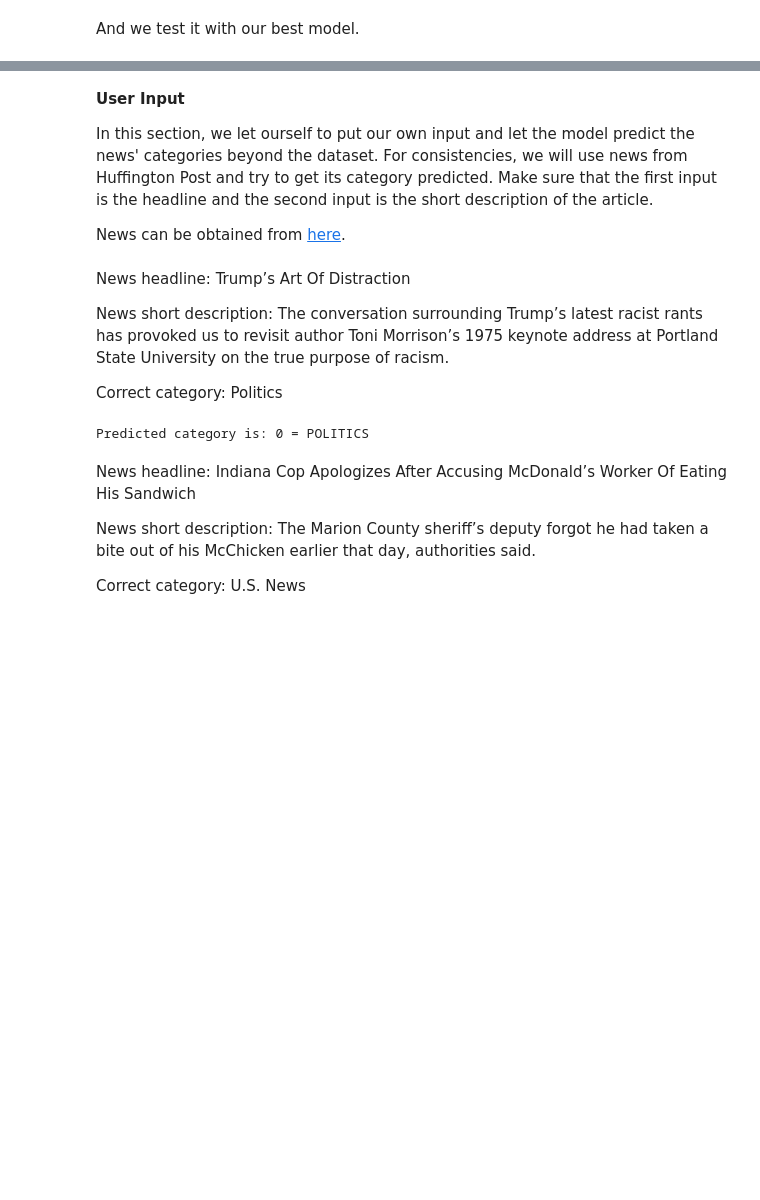
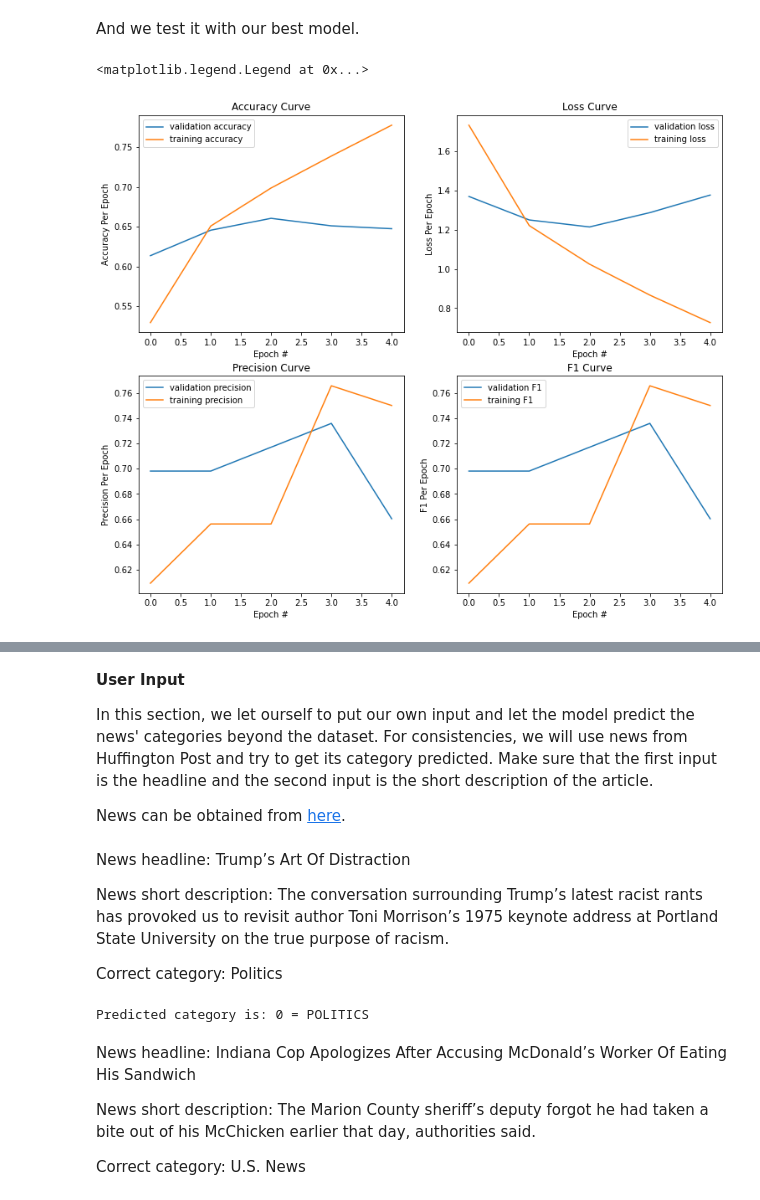
Before and after one commit to Jaggia/DL_Fall21, a Jupyter notebook: news-classification-lstm-basline-kaggle.ipynb, the cells around one changed output, grey strips where cells are left out. Cells and saved outputs as stored; diff of their text form; code cells hidden in the pictures; blank space fills up the shorter version.

```diff
--- a/news-classification-lstm-basline-kaggle.ipynb
+++ b/news-classification-lstm-basline-kaggle.ipynb
@@ -34,7 +34,7 @@ LABEL = data.LabelField()
 Let's use TabularDataset for json type file here. We extract the entirety of our data into something like dictionary with three keys, 'headline', 'desc', and 'category' that corresponds to each news' headline, short description, and category.
 # %%
 news = data.TabularDataset(
-    path='../input/News_Category_Dataset_v2.json', format='json',
+    path='input/News_Category_Dataset_v2.json', format='json',
     fields={'headline': ('headline', TEXT),
             'short_description' : ('desc', TEXT),
              'category': ('category', LABEL)})
@@ -192,12 +201,13 @@ model = model.to(device)
 criterion = criterion.to(device)
 # %%
 def categorical_accuracy(preds, y):
-    max_preds = preds.argmax(dim = 1, keepdim = True)
-    correct = max_preds.squeeze(1).eq(y)
-    return correct.sum() / torch.FloatTensor([y.shape[0]])
+    max_preds = preds.argmax(dim = 1, keepdim = True).to(device)
+    correct = max_preds.squeeze(1).eq(y).to(device)
+    return correct.sum() / torch.FloatTensor([y.shape[0]]).to(device)
 # %% [markdown]
 Here we define the training and evaluate part of our model.
 # %%
+from torchmetrics.functional import f1, precision
 def train(model, iterator, optimizer, criterion):
 
     epoch_loss = 0
@@ -214,7 +224,8 @@ def train(model, iterator, optimizer, criterion):
         loss = criterion(predictions, batch.category)
 
         acc = categorical_accuracy(predictions, batch.category)
-
+        my_f1 = f1(predictions, batch.category, num_classes=41)
+        my_prec = precision(predictions, batch.category, average='micro')
         loss.backward()
 
         optimizer.step()
@@ -222,7 +233,7 @@ def train(model, iterator, optimizer, criterion):
         epoch_loss += loss.item()
         epoch_acc += acc.item()
 
-    return epoch_loss / len(iterator), epoch_acc / len(iterator)
+    return epoch_loss / len(iterator), epoch_acc / len(iterator), my_f1, my_prec
 # %%
 def evaluate(model, iterator, criterion):
 
@@ -240,11 +251,12 @@ def evaluate(model, iterator, criterion):
             loss = criterion(predictions, batch.category)
 
             acc = categorical_accuracy(predictions, batch.category)
-
+            my_f1 = f1(predictions, batch.category, num_classes=41)
+            my_prec = precision(predictions, batch.category, average='micro')
             epoch_loss += loss.item()
             epoch_acc += acc.item()
 
-    return epoch_loss / len(iterator), epoch_acc / len(iterator)
+    return epoch_loss / len(iterator), epoch_acc / len(iterator), my_f1, my_prec
 # %%
 import time
 
@@ -281,3 +326,38 @@ for epoch in range(N_EPOCHS):
 # %% [markdown]
 And we test it with our best model.
+# %%
+import matplotlib
+matplotlib.use('TkAgg')
+%matplotlib inline
+import matplotlib.pyplot as plt
+from matplotlib.pyplot import figure
+figure, axis = plt.subplots(2, 2)
+figure.set_size_inches(12.5, 10.5, forward=True)
+axis[0, 0].plot(valAcc, label='validation accuracy')
+axis[0, 0].plot(trainAcc, label='training accuracy')
+axis[0, 0].set_xlabel('Epoch #')
+axis[0, 0].set_ylabel('Accuracy Per Epoch')
+axis[0, 0].set_title('Accuracy Curve')
+axis[0, 0].legend()
+axis[0, 1].plot(valLoss, label='validation loss')
+axis[0, 1].plot(trainLoss, label='training loss')
+axis[0, 1].set_xlabel('Epoch #')
+axis[0, 1].set_ylabel('Loss Per Epoch')
+axis[0, 1].set_title('Loss Curve')
+axis[0, 1].legend()
+axis[1, 0].plot(valPrec, label='validation precision')
+axis[1, 0].plot(trainPrec, label='training precision')
+axis[1, 0].set_xlabel('Epoch #')
+axis[1, 0].set_ylabel('Precision Per Epoch')
+axis[1, 0].set_title('Precision Curve')
+axis[1, 0].legend()
+axis[1, 1].plot(valF1, label='validation F1')
+axis[1, 1].plot(trainF1, label='training F1')
+axis[1, 1].set_xlabel('Epoch #')
+axis[1, 1].set_ylabel('F1 Per Epoch')
+axis[1, 1].set_title('F1 Curve')
+axis[1, 1].legend()
+# %% [output]
+<matplotlib.legend.Legend at 0x...>
+[figure, added]
 # %%
```
Also changed, not shown: parts of 25 cells of this notebook.
